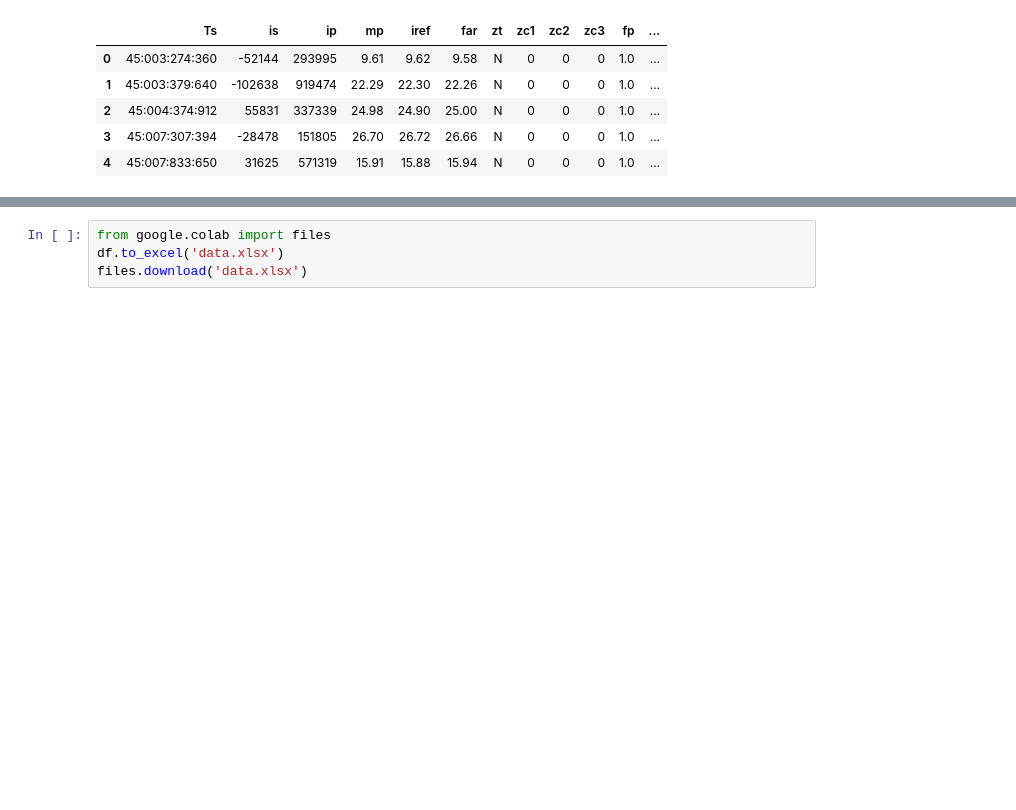
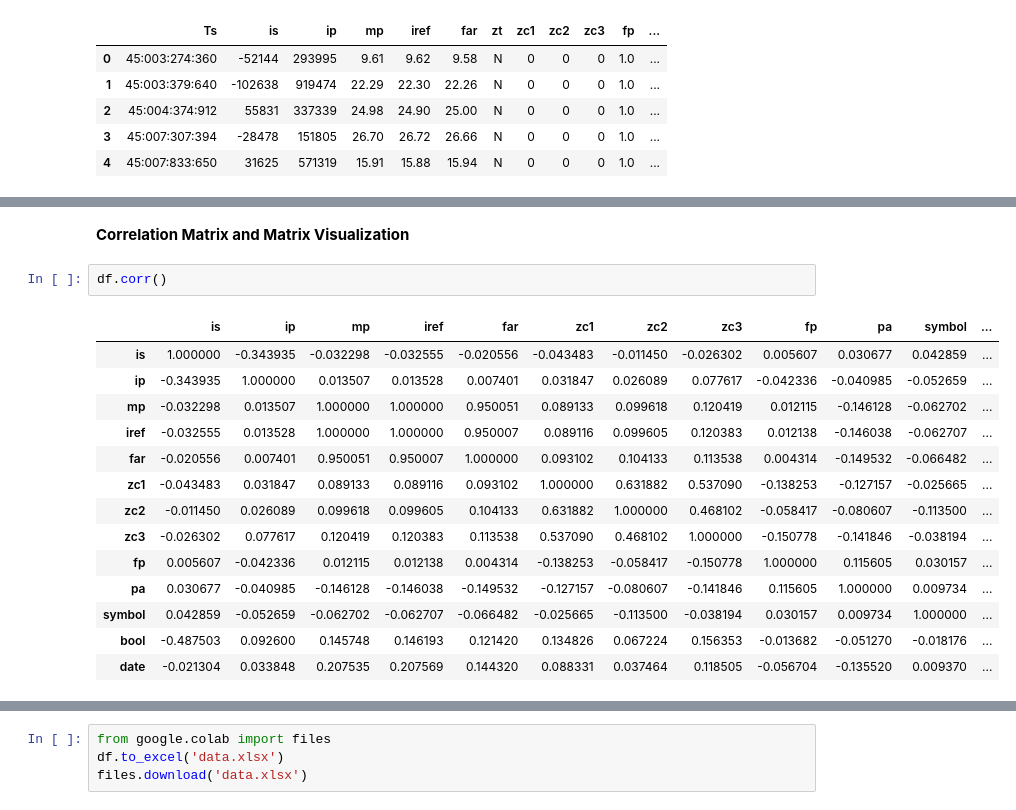
Before and after one commit to AyorindeTayo/freelancework-, a Jupyter notebook: Untitled46.ipynb, the cells around one changed output, grey strips where cells are left out. Cells and saved outputs as stored; diff of their text form; blank space fills up the shorter version.

```diff
--- a/Untitled46.ipynb
+++ b/Untitled46.ipynb
@@ -61,0 +120,19 @@ data.head()
+# %% [markdown]
+**Correlation Matrix and Matrix Visualization**
+# %%
+df.corr()
+# %% [output]
+|  | is | ip | mp | iref | far | zc1 | zc2 | zc3 | fp | pa | symbol | ... |
+| is | 1.000000 | -0.343935 | -0.032298 | -0.032555 | -0.020556 | -0.043483 | -0.011450 | -0.026302 | 0.005607 | 0.030677 | 0.042859 | ... |
+| ip | -0.343935 | 1.000000 | 0.013507 | 0.013528 | 0.007401 | 0.031847 | 0.026089 | 0.077617 | -0.042336 | -0.040985 | -0.052659 | ... |
+| mp | -0.032298 | 0.013507 | 1.000000 | 1.000000 | 0.950051 | 0.089133 | 0.099618 | 0.120419 | 0.012115 | -0.146128 | -0.062702 | ... |
+| iref | -0.032555 | 0.013528 | 1.000000 | 1.000000 | 0.950007 | 0.089116 | 0.099605 | 0.120383 | 0.012138 | -0.146038 | -0.062707 | ... |
+| far | -0.020556 | 0.007401 | 0.950051 | 0.950007 | 1.000000 | 0.093102 | 0.104133 | 0.113538 | 0.004314 | -0.149532 | -0.066482 | ... |
+| zc1 | -0.043483 | 0.031847 | 0.089133 | 0.089116 | 0.093102 | 1.000000 | 0.631882 | 0.537090 | -0.138253 | -0.127157 | -0.025665 | ... |
+| zc2 | -0.011450 | 0.026089 | 0.099618 | 0.099605 | 0.104133 | 0.631882 | 1.000000 | 0.468102 | -0.058417 | -0.080607 | -0.113500 | ... |
+| zc3 | -0.026302 | 0.077617 | 0.120419 | 0.120383 | 0.113538 | 0.537090 | 0.468102 | 1.000000 | -0.150778 | -0.141846 | -0.038194 | ... |
+| fp | 0.005607 | -0.042336 | 0.012115 | 0.012138 | 0.004314 | -0.138253 | -0.058417 | -0.150778 | 1.000000 | 0.115605 | 0.030157 | ... |
+| pa | 0.030677 | -0.040985 | -0.146128 | -0.146038 | -0.149532 | -0.127157 | -0.080607 | -0.141846 | 0.115605 | 1.000000 | 0.009734 | ... |
+| symbol | 0.042859 | -0.052659 | -0.062702 | -0.062707 | -0.066482 | -0.025665 | -0.113500 | -0.038194 | 0.030157 | 0.009734 | 1.000000 | ... |
+| bool | -0.487503 | 0.092600 | 0.145748 | 0.146193 | 0.121420 | 0.134826 | 0.067224 | 0.156353 | -0.013682 | -0.051270 | -0.018176 | ... |
+| date | -0.021304 | 0.033848 | 0.207535 | 0.207569 | 0.144320 | 0.088331 | 0.037464 | 0.118505 | -0.056704 | -0.135520 | 0.009370 | ... |
```
Also changed, not shown: parts of 13 cells of this notebook.
